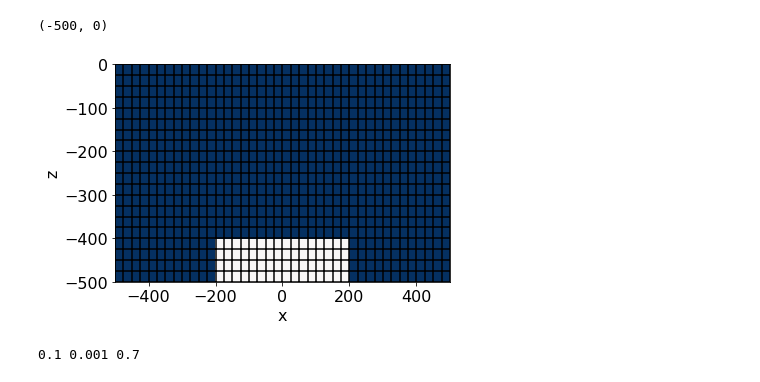
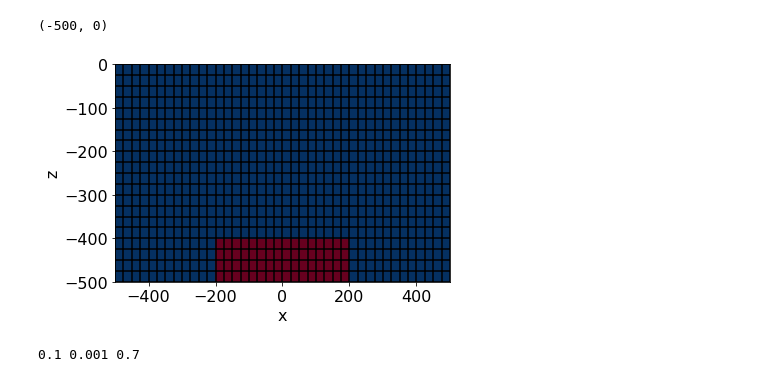
Before and after one commit to simpeg-research/kang-2018-AEM, a Jupyter notebook: notebooks/Depth.ipynb, the cells around one changed output. Cells and saved outputs as stored; diff of their text form; code cells hidden in the pictures.

```diff
--- a/notebooks/Depth.ipynb
+++ b/notebooks/Depth.ipynb
@@ -20,19 +18,22 @@ moment = np.pi*src_emip.radius**2 / 1e12
 # %%
+dz = 50.
+sig_1 = 0.001
+
 cs, ncx, ncz, npad = 25., 25, 40, 20
 hx = [(cs,ncx), (cs,npad,1.3)]
 hz = [(cs,npad,-1.3), (cs,ncz), (cs,npad,1.3)]
 mesh = Mesh.CylMesh([hx,1,hz], '00C')
 
 i = 8
 sig_2 = sig_1*100.
 sigmaInf = np.ones(mesh.nC) * sig_1
 airind = mesh.gridCC[:,2]>0.
 blkind  = np.logical_and(mesh.gridCC[:,0]<200., (mesh.gridCC[:,2]<0)&(mesh.gridCC[:,2]>-100-dz*i)&(mesh.gridCC[:,2]<-dz*i))
 sigmaInf[airind] = 1e-8
 sigmaInf[blkind] = sig_2
 mesh.plotImage(np.log10(sigmaInf), clim=(-3, -1), mirror=True, grid=True)
 plt.xlim(-500, 500)
 plt.ylim(-500, 0)
 # %% [output]
 (-500, 0)
-[figure, old version]
+[figure, new version]
```
Also changed, not shown: parts of 14 cells of this notebook, 25 other files.
